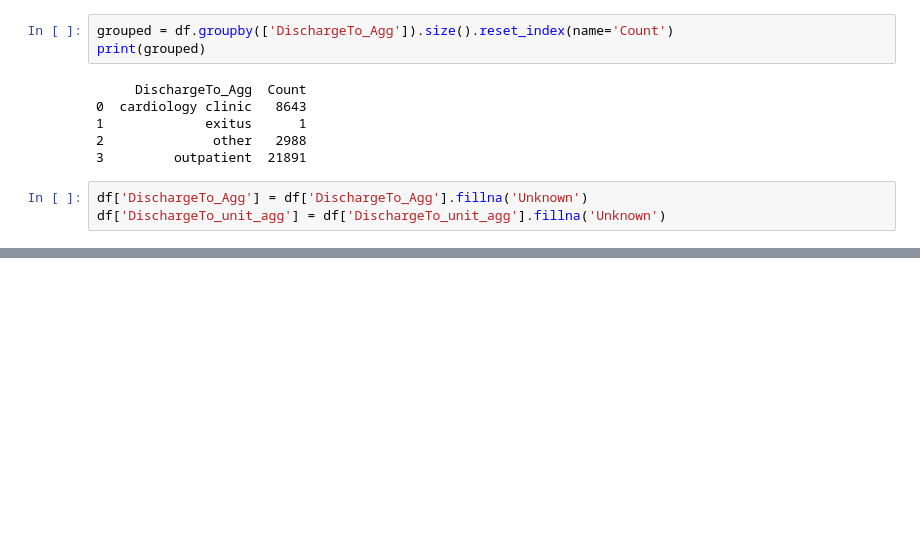
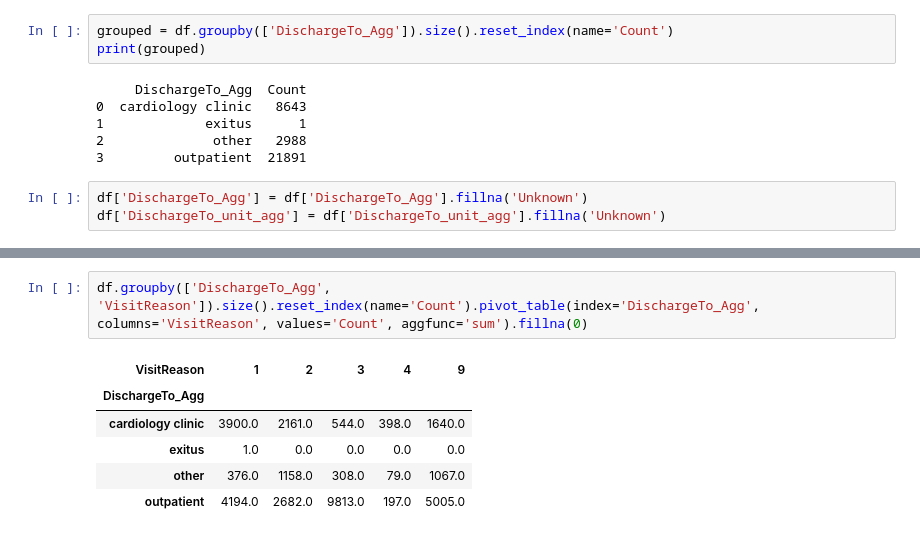
Before and after one commit to CaptainTrojan/hackhealth2023, a Jupyter notebook: test.ipynb, the cells around one changed output, grey strips where cells are left out. Saved outputs shown, nothing was run; the diff lists cells and outputs as text; blank space fills up the shorter version.

```diff
--- a/test.ipynb
+++ b/test.ipynb
@@ -75,0 +56,9 @@ pd.merge(df, grouped[['DischargeTo_Agg', 'DischargeTo_unit_agg', 'hh_class']],
+# %%
+df.groupby(['DischargeTo_Agg', 'VisitReason']).size().reset_index(name='Count').pivot_table(index='DischargeTo_Agg', columns='VisitReason', values='Count', aggfunc='sum').fillna(0)
+# %% [output]
+| VisitReason | 1 | 2 | 3 | 4 | 9 |
+| DischargeTo_Agg |  |  |  |  |  |
+| cardiology clinic | 3900.0 | 2161.0 | 544.0 | 398.0 | 1640.0 |
+| exitus | 1.0 | 0.0 | 0.0 | 0.0 | 0.0 |
+| other | 376.0 | 1158.0 | 308.0 | 79.0 | 1067.0 |
+| outpatient | 4194.0 | 2682.0 | 9813.0 | 197.0 | 5005.0 |
```
Also changed, not shown: parts of 2 cells of this notebook, 2 other files.
